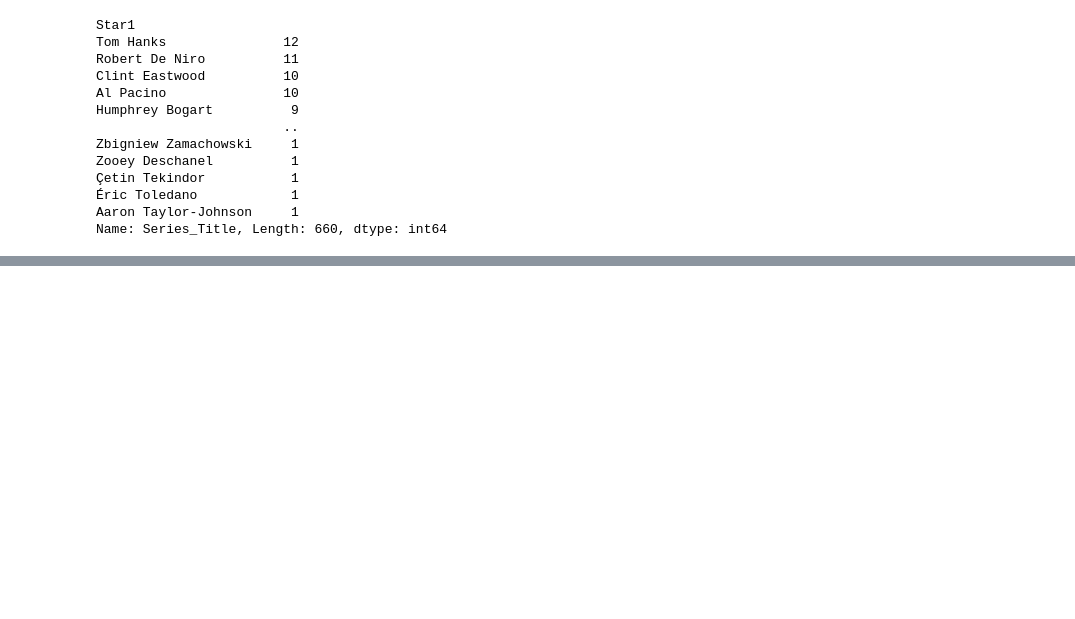
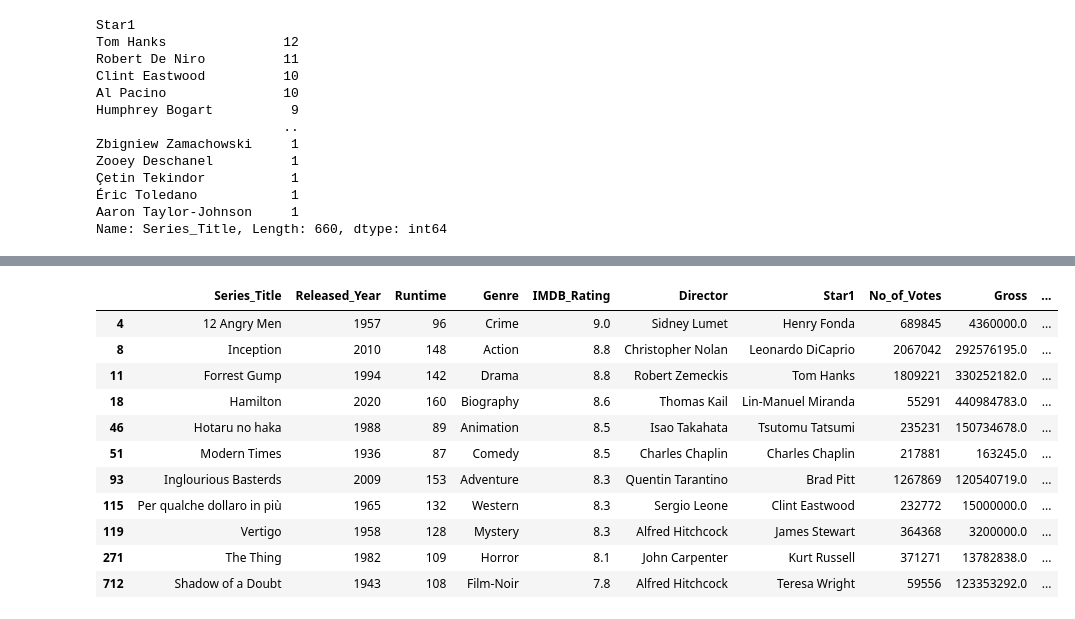
Before and after one commit to HarshChaturvedi19/Learn-Data-Science-With-Projects, a Jupyter notebook: PANDAS/Gropuby-Objects/groupby.ipynb, the cells around one changed output, grey strips where cells are left out. Saved outputs shown, nothing was run; the diff lists cells and outputs as text; code cells hidden in the pictures; blank space fills up the shorter version.

```diff
--- a/PANDAS/Gropuby-Objects/groupby.ipynb
+++ b/PANDAS/Gropuby-Objects/groupby.ipynb
@@ -201,0 +289,17 @@ Name: Series_Title, Length: 660, dtype: int64
+# %%
+# 11) -> find the 5th movie from the each genre
+
+genres.nth(2)
+# %% [output]
+|  | Series_Title | Released_Year | Runtime | Genre | IMDB_Rating | Director | Star1 | No_of_Votes | Gross | ... |
+| 4 | 12 Angry Men | 1957 | 96 | Crime | 9.0 | Sidney Lumet | Henry Fonda | 689845 | 4360000.0 | ... |
+| 8 | Inception | 2010 | 148 | Action | 8.8 | Christopher Nolan | Leonardo DiCaprio | 2067042 | 292576195.0 | ... |
+| 11 | Forrest Gump | 1994 | 142 | Drama | 8.8 | Robert Zemeckis | Tom Hanks | 1809221 | 330252182.0 | ... |
+| 18 | Hamilton | 2020 | 160 | Biography | 8.6 | Thomas Kail | Lin-Manuel Miranda | 55291 | 440984783.0 | ... |
+| 46 | Hotaru no haka | 1988 | 89 | Animation | 8.5 | Isao Takahata | Tsutomu Tatsumi | 235231 | 150734678.0 | ... |
+| 51 | Modern Times | 1936 | 87 | Comedy | 8.5 | Charles Chaplin | Charles Chaplin | 217881 | 163245.0 | ... |
+| 93 | Inglourious Basterds | 2009 | 153 | Adventure | 8.3 | Quentin Tarantino | Brad Pitt | 1267869 | 120540719.0 | ... |
+| 115 | Per qualche dollaro in più | 1965 | 132 | Western | 8.3 | Sergio Leone | Clint Eastwood | 232772 | 15000000.0 | ... |
+| 119 | Vertigo | 1958 | 128 | Mystery | 8.3 | Alfred Hitchcock | James Stewart | 364368 | 3200000.0 | ... |
+| 271 | The Thing | 1982 | 109 | Horror | 8.1 | John Carpenter | Kurt Russell | 371271 | 13782838.0 | ... |
+| 712 | Shadow of a Doubt | 1943 | 108 | Film-Noir | 7.8 | Alfred Hitchcock | Teresa Wright | 59556 | 123353292.0 | ... |
```
Also changed, not shown: parts of 6 cells of this notebook.
